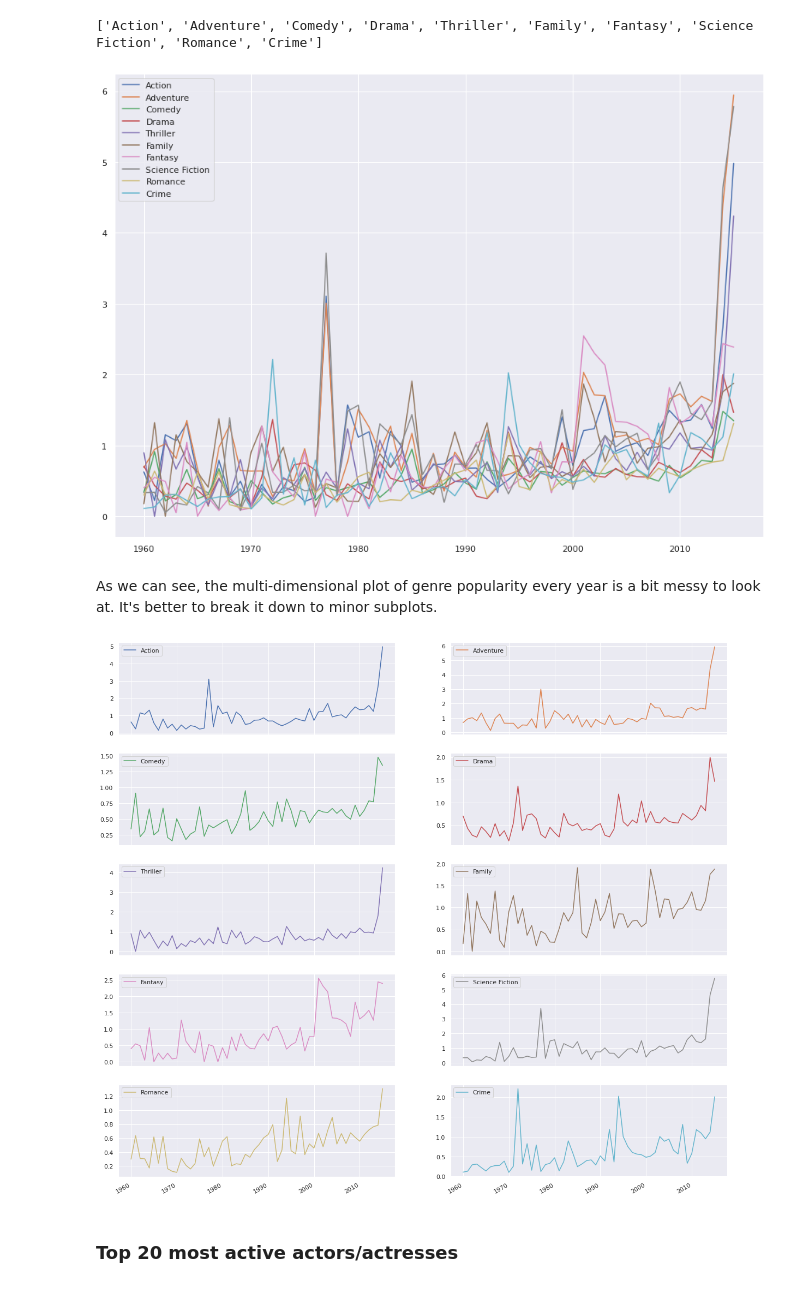
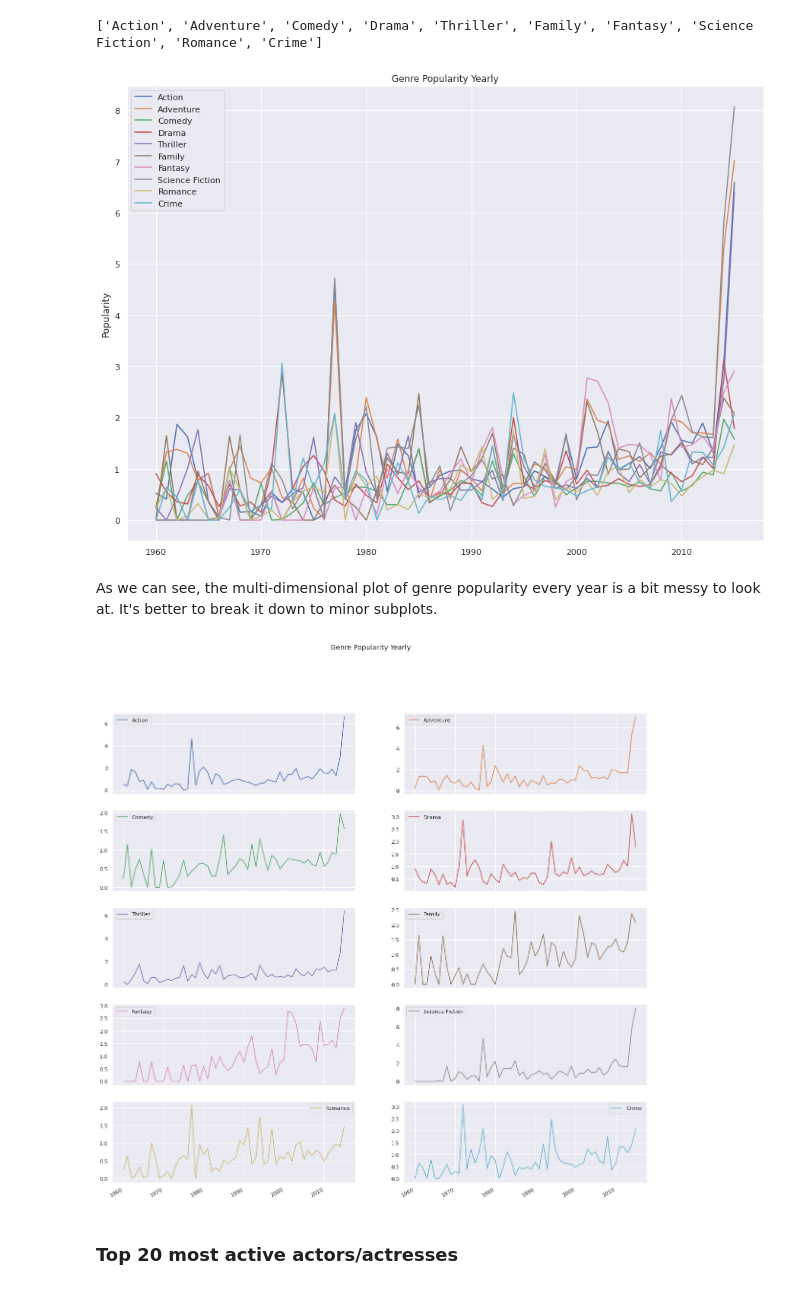
Before and after one commit to omargaber/TMDB-Investigation-Report, a Jupyter notebook: TMDB Investigation Report.ipynb, the cells around one changed output. Saved outputs shown, nothing was run; the diff lists cells and outputs as text; code cells hidden in the pictures.

```diff
--- a/TMDB Investigation Report.ipynb
+++ b/TMDB Investigation Report.ipynb
@@ -126,3 +129,7 @@ sum(dataset.duplicated())
+# %%
+dataset = dataset[dataset.budget != 0]
+# %%
+dataset = dataset[dataset.revenue != 0]
 # %% [markdown]
 Now we need to reset our index since dropping rows can mess up and skip numbers in our index.
 # %%
@@ -258,15 +265,15 @@ for index, row in genre_popularity.iterrows():
 genre_popularity.fillna(genre_popularity.mean(), inplace=True)
 # %%
 genre_popularity_transposed = genre_popularity.transpose()
-genre_popularity_transposed.plot(kind='line', figsize=(15,11));
+genre_popularity_transposed.plot(kind='line', figsize=(15,11), title="Genre Popularity Yearly").set_ylabel("Popularity");
 # %% [output]
-[figure, old version]
+[figure, new version]
 # %% [markdown]
 As we can see, the multi-dimensional plot of genre popularity every year is a bit messy to look at. It's better to break it down to minor subplots.
 # %%
-genre_popularity_transposed.plot(kind='line', subplots=True, figsize=(20,20), layout=(5,2));
+genre_popularity_transposed.plot(kind='line', subplots=True, figsize=(20,20), layout=(5,2), title="Genre Popularity Yearly");
 # %% [output]
-[figure, old version]
+[figure, new version]
 # %% [markdown]
 ### Top 20 most active actors/actresses
 # %%
```
Also changed, not shown: parts of 12 cells of this notebook.
